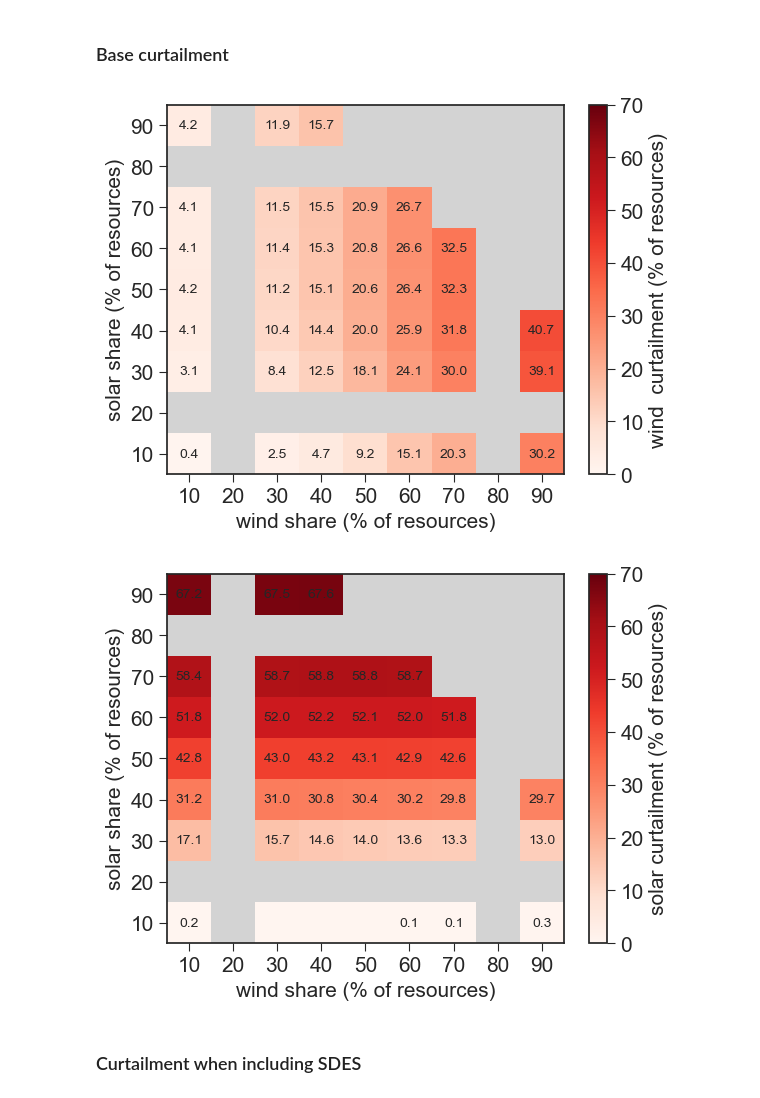
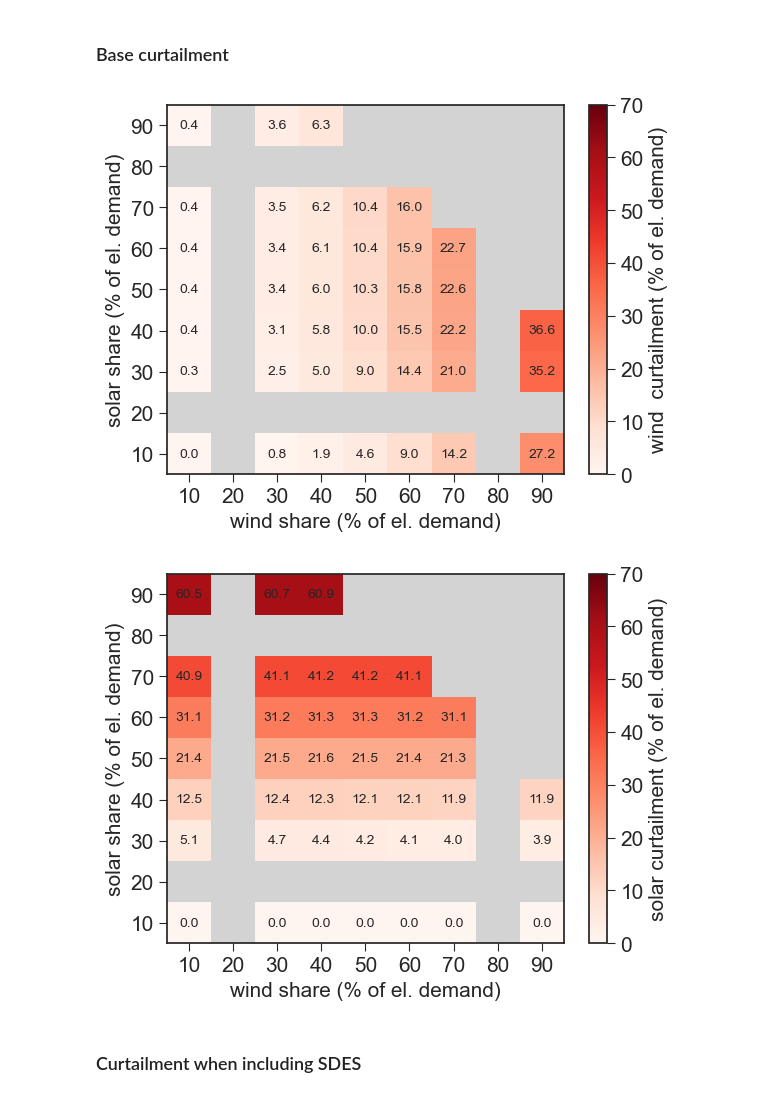
Before and after one commit to ebbekyhl/PyPSA-Eur-Curtailment-Emulator, a Jupyter notebook: test_pypsa_emulator.ipynb, the cells around one changed output. Drawn from its saved outputs; the diff is of its cells as text; code cells hidden in the pictures.

```diff
--- a/test_pypsa_emulator.ipynb
+++ b/test_pypsa_emulator.ipynb
@@ -22,3 +22,4 @@ plt.rcParams['ytick.labelsize'] = fs
 plt.rcParams['xtick.direction'] = 'out'
 plt.rcParams['ytick.direction'] = 'out'
 plt.rcParams['axes.axisbelow'] = True
+plt.rcParams['hatch.color'] = "lightgrey"
@@ -284,31 +494,31 @@ fig1.savefig("figures/solar/" + "solar_curtailment_N" + str(N) + "_" + scenario_
 # %%
 scens = [base_case]
 
-variables = {"read":["wind curt",
-                    "solar curt",
+variables = {"read":["wind absolute curt",
+                    "solar absolute curt",
                     "total demand"],
-            "plot":["wind curt",
-                    "solar curt"]}
+            "plot":["wind absolute curt",
+                    "solar absolute curt"]}
 
 df_base, figs = mesh_color_2(scens,
                               variables,
                               RDIR,
                               vmin=0,
                               vmax=color_max_value,
-                              norm_w_demand=False,
+                              norm_w_demand=True,
                               equidistant=True,
                               )
 
-figs[base_case,0].savefig("figures/wind/model_wind_curtailment_base_case_resources.png",
+figs[base_case,0].savefig("figures/wind/model_wind_curtailment_base_case_demand.png",
                 bbox_inches="tight",
                 dpi=300)
 
-figs[base_case,1].savefig("figures/solar/model_solar_curtailment_base_case_resources.png",
+figs[base_case,1].savefig("figures/solar/model_solar_curtailment_base_case_demand.png",
                 bbox_inches="tight",
                 dpi=300)
 # %% [output]
-[figure, old version]
+[figure, new version]
-[figure, old version]
+[figure, new version]
 # %% [markdown]
 ### Curtailment when including SDES
 # %% [markdown]
```
Also changed, not shown: parts of 35 cells of this notebook, 24 other files.
